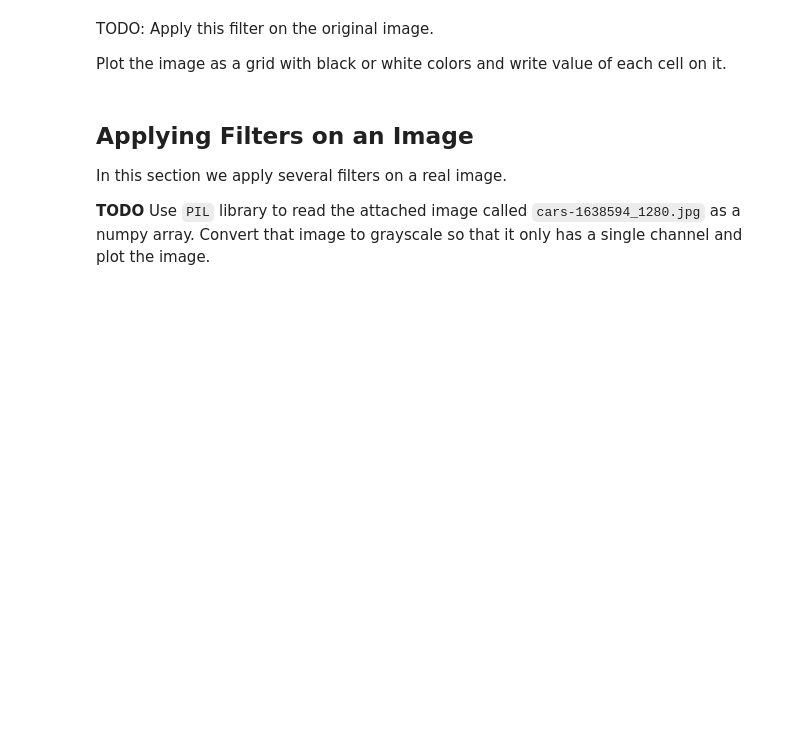
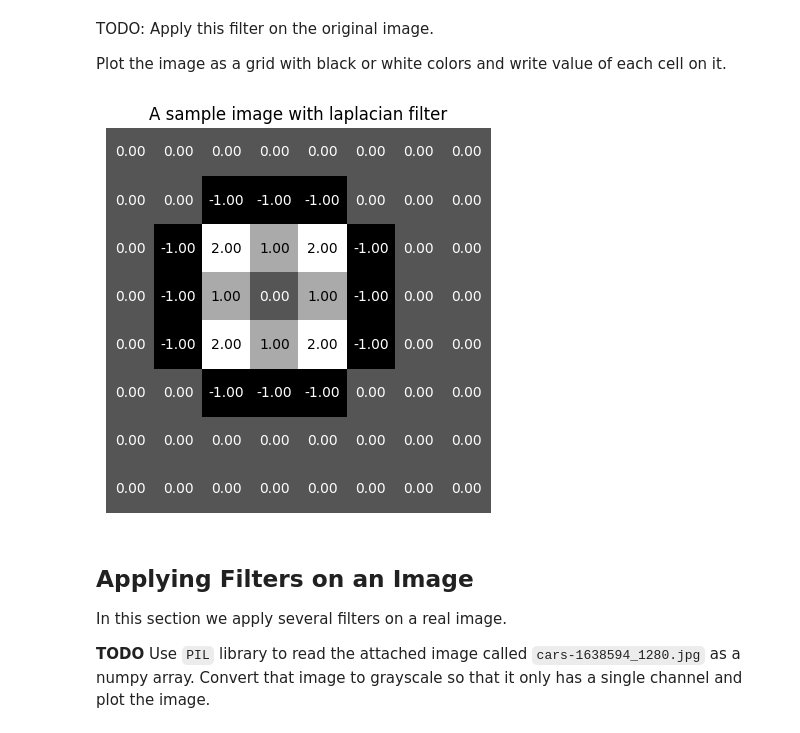
Before and after one commit to Foxylj/EE538_Project_TrojanMap, a Jupyter notebook: EE599_ML_Systems_HW2.ipynb, the cells around one changed output. Drawn from its saved outputs; the diff is of its cells as text; code cells hidden in the pictures; blank space fills up the shorter version.

```diff
--- a/EE599_ML_Systems_HW2.ipynb
+++ b/EE599_ML_Systems_HW2.ipynb
@@ -222,6 +239,10 @@ TODO: Create this filter and visualize it. Plot the filter as a grid with black
 TODO: Apply this filter on the original image.
 
 Plot the image as a grid with black or white colors and write value of each cell on it.
+# %%
+conv_with_filter (input_image,laplacian_filter,"A sample image with laplacian filter")
+# %% [output]
+[figure, added]
 # %% [markdown]
 ## Applying Filters on an Image
 
```
Also changed, not shown: parts of 1 cell of this notebook.
